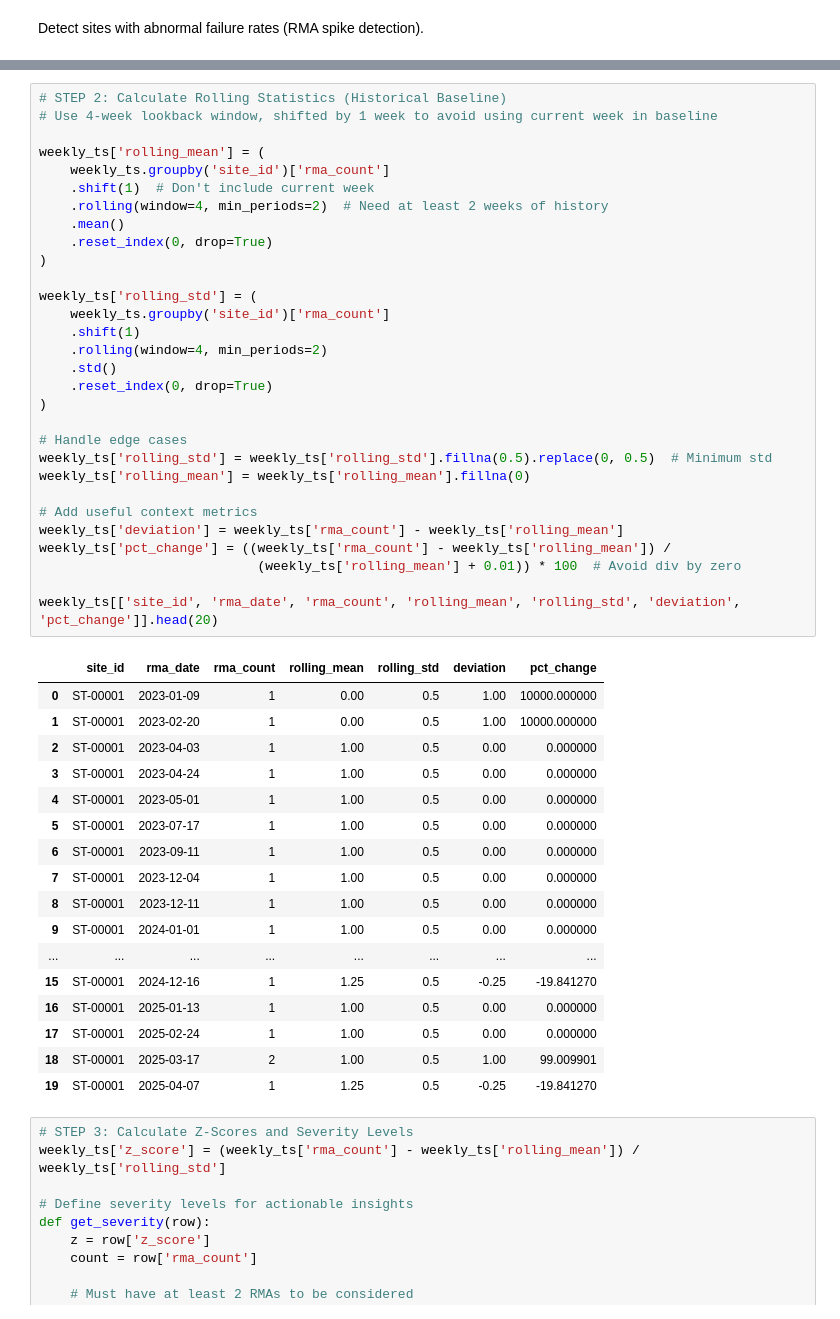
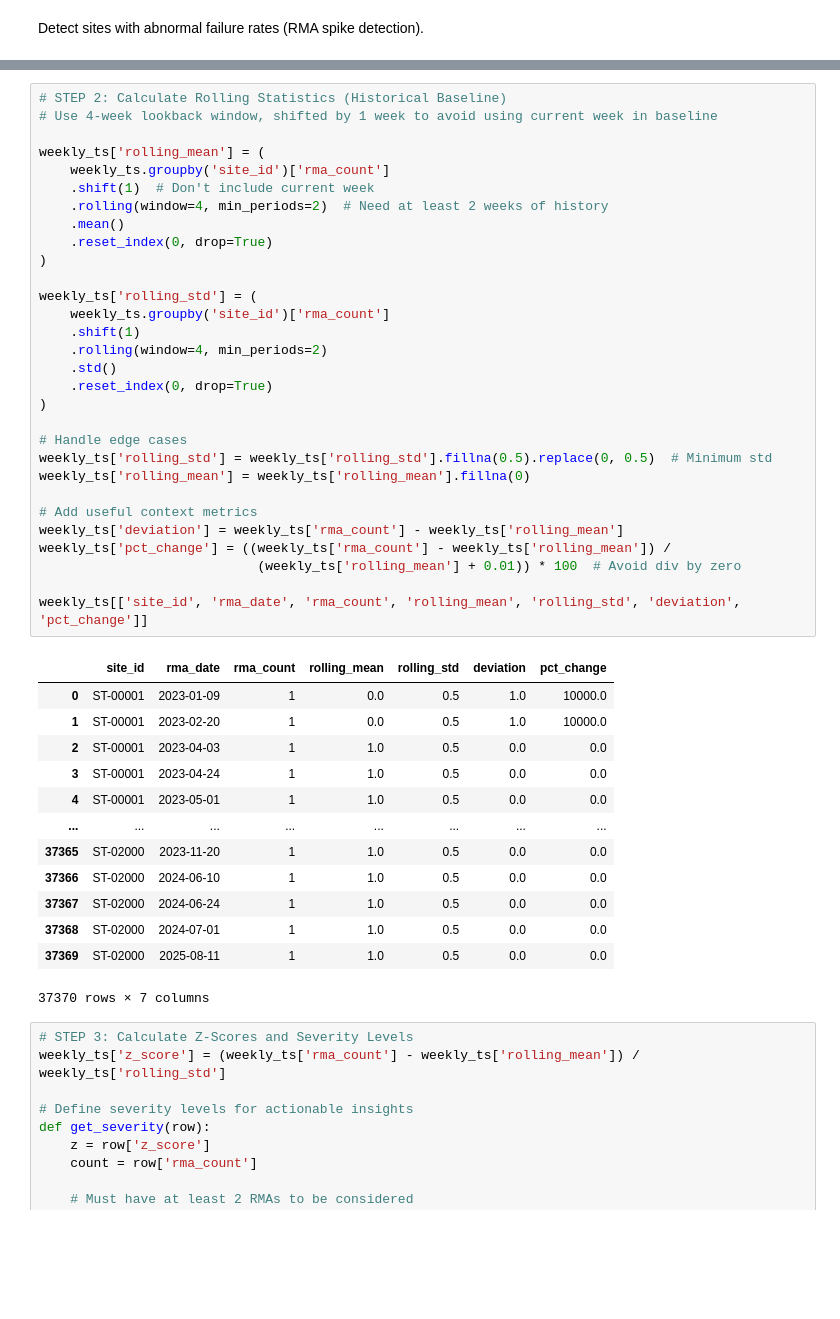
Before and after one commit to miskibin/task, a Jupyter notebook: research/rma_analysis.ipynb, the cells around one changed output, grey strips where cells are left out. Drawn from its saved outputs; the diff is of its cells as text; blank space fills up the shorter version.

```diff
--- a/research/rma_analysis.ipynb
+++ b/research/rma_analysis.ipynb
@@ -90,50 +92,46 @@ Sites with ≥3 RMAs (analysis subset): 2000
 # STEP 2: Calculate Rolling Statistics (Historical Baseline)
 # Use 4-week lookback window, shifted by 1 week to avoid using current week in baseline
 
 weekly_ts['rolling_mean'] = (
     weekly_ts.groupby('site_id')['rma_count']
     .shift(1)  # Don't include current week
     .rolling(window=4, min_periods=2)  # Need at least 2 weeks of history
     .mean()
     .reset_index(0, drop=True)
 )
 
 weekly_ts['rolling_std'] = (
     weekly_ts.groupby('site_id')['rma_count']
     .shift(1)
     .rolling(window=4, min_periods=2)
     .std()
     .reset_index(0, drop=True)
 )
 
 # Handle edge cases
 weekly_ts['rolling_std'] = weekly_ts['rolling_std'].fillna(0.5).replace(0, 0.5)  # Minimum std
 weekly_ts['rolling_mean'] = weekly_ts['rolling_mean'].fillna(0)
 
 # Add useful context metrics
 weekly_ts['deviation'] = weekly_ts['rma_count'] - weekly_ts['rolling_mean']
 weekly_ts['pct_change'] = ((weekly_ts['rma_count'] - weekly_ts['rolling_mean']) /
                             (weekly_ts['rolling_mean'] + 0.01)) * 100  # Avoid div by zero
 
-weekly_ts[['site_id', 'rma_date', 'rma_count', 'rolling_mean', 'rolling_std', 'deviation', 'pct_change']].head(20)
+weekly_ts[['site_id', 'rma_date', 'rma_count', 'rolling_mean', 'rolling_std', 'deviation', 'pct_change']]
 # %% [output]
 |  | site_id | rma_date | rma_count | rolling_mean | rolling_std | deviation | pct_change |
-| 0 | ST-00001 | 2023-01-09 | 1 | 0.00 | 0.5 | 1.00 | 10000.000000 |
-| 1 | ST-00001 | 2023-02-20 | 1 | 0.00 | 0.5 | 1.00 | 10000.000000 |
-| 2 | ST-00001 | 2023-04-03 | 1 | 1.00 | 0.5 | 0.00 | 0.000000 |
-| 3 | ST-00001 | 2023-04-24 | 1 | 1.00 | 0.5 | 0.00 | 0.000000 |
-| 4 | ST-00001 | 2023-05-01 | 1 | 1.00 | 0.5 | 0.00 | 0.000000 |
-| 5 | ST-00001 | 2023-07-17 | 1 | 1.00 | 0.5 | 0.00 | 0.000000 |
-| 6 | ST-00001 | 2023-09-11 | 1 | 1.00 | 0.5 | 0.00 | 0.000000 |
-| 7 | ST-00001 | 2023-12-04 | 1 | 1.00 | 0.5 | 0.00 | 0.000000 |
-| 8 | ST-00001 | 2023-12-11 | 1 | 1.00 | 0.5 | 0.00 | 0.000000 |
-| 9 | ST-00001 | 2024-01-01 | 1 | 1.00 | 0.5 | 0.00 | 0.000000 |
+| 0 | ST-00001 | 2023-01-09 | 1 | 0.0 | 0.5 | 1.0 | 10000.0 |
+| 1 | ST-00001 | 2023-02-20 | 1 | 0.0 | 0.5 | 1.0 | 10000.0 |
+| 2 | ST-00001 | 2023-04-03 | 1 | 1.0 | 0.5 | 0.0 | 0.0 |
+| 3 | ST-00001 | 2023-04-24 | 1 | 1.0 | 0.5 | 0.0 | 0.0 |
+| 4 | ST-00001 | 2023-05-01 | 1 | 1.0 | 0.5 | 0.0 | 0.0 |
 | ... | ... | ... | ... | ... | ... | ... | ... |
-| 15 | ST-00001 | 2024-12-16 | 1 | 1.25 | 0.5 | -0.25 | -19.841270 |
-| 16 | ST-00001 | 2025-01-13 | 1 | 1.00 | 0.5 | 0.00 | 0.000000 |
-| 17 | ST-00001 | 2025-02-24 | 1 | 1.00 | 0.5 | 0.00 | 0.000000 |
-| 18 | ST-00001 | 2025-03-17 | 2 | 1.00 | 0.5 | 1.00 | 99.009901 |
-| 19 | ST-00001 | 2025-04-07 | 1 | 1.25 | 0.5 | -0.25 | -19.841270 |
+| 37365 | ST-02000 | 2023-11-20 | 1 | 1.0 | 0.5 | 0.0 | 0.0 |
+| 37366 | ST-02000 | 2024-06-10 | 1 | 1.0 | 0.5 | 0.0 | 0.0 |
+| 37367 | ST-02000 | 2024-06-24 | 1 | 1.0 | 0.5 | 0.0 | 0.0 |
+| 37368 | ST-02000 | 2024-07-01 | 1 | 1.0 | 0.5 | 0.0 | 0.0 |
+| 37369 | ST-02000 | 2025-08-11 | 1 | 1.0 | 0.5 | 0.0 | 0.0 |
+37370 rows × 7 columns
 # %%
 # STEP 3: Calculate Z-Scores and Severity Levels
 weekly_ts['z_score'] = (weekly_ts['rma_count'] - weekly_ts['rolling_mean']) / weekly_ts['rolling_std']
```
Also changed, not shown: parts of 4 cells of this notebook, 4 other files.
